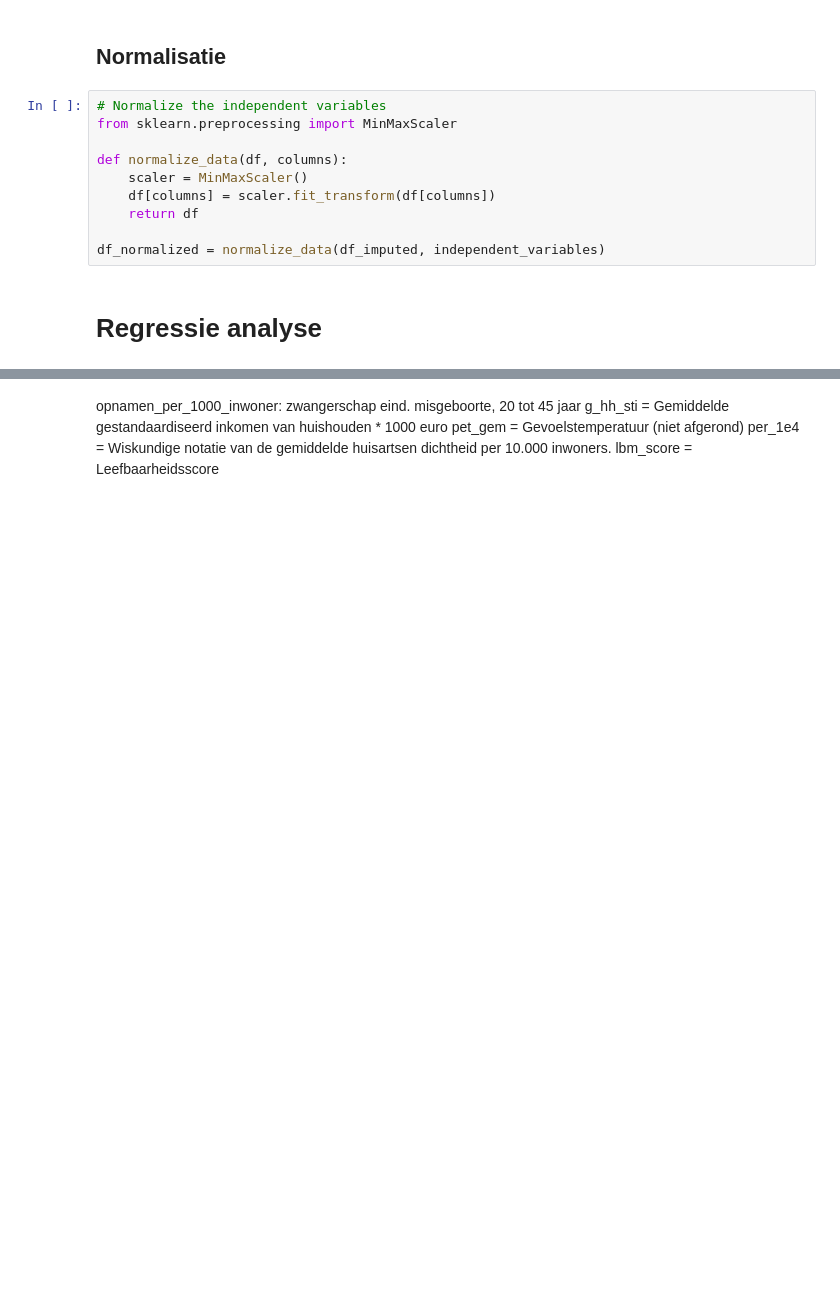
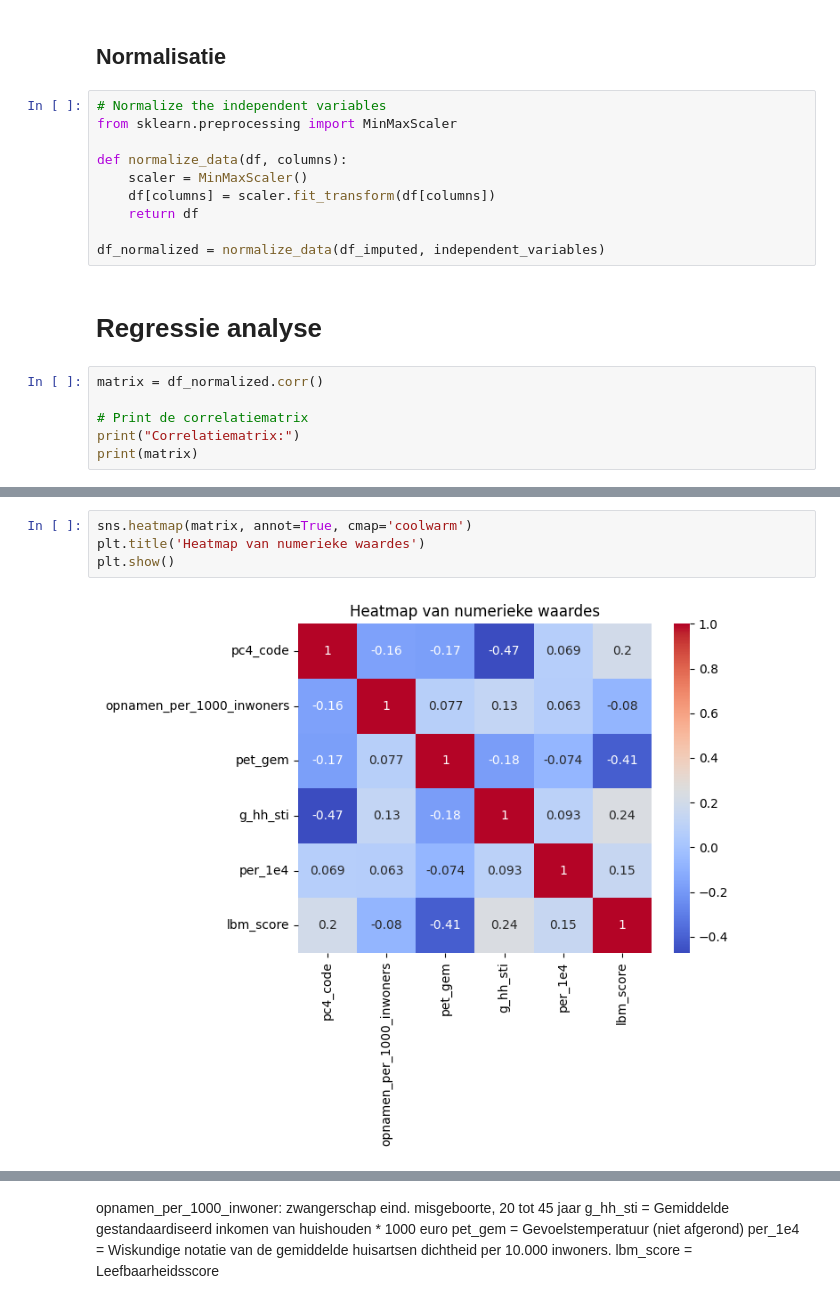
Before and after one commit to DanielB-02/inmindaa_geboortezorg, a Jupyter notebook: analyse/variabele-analyse.ipynb, the cells around one changed output, grey strips where cells are left out. Saved outputs shown, nothing was run; the diff lists cells and outputs as text; blank space fills up the shorter version.

```diff
--- a/analyse/variabele-analyse.ipynb
+++ b/analyse/variabele-analyse.ipynb
@@ -134,3 +134,9 @@ def normalize_data(df, columns):
 df_normalized = normalize_data(df_imputed, independent_variables)
 # %% [markdown]
 # Regressie analyse
+# %%
+matrix = df_normalized.corr()
+
+# Print de correlatiematrix
+print("Correlatiematrix:")
+print(matrix)
@@ -136,0 +160,6 @@ df_normalized = normalize_data(df_imputed, independent_variables)
+# %%
+sns.heatmap(matrix, annot=True, cmap='coolwarm')
+plt.title('Heatmap van numerieke waardes')
+plt.show()
+# %% [output]
+[figure, added]
```
Also changed, not shown: parts of 6 cells of this notebook.
